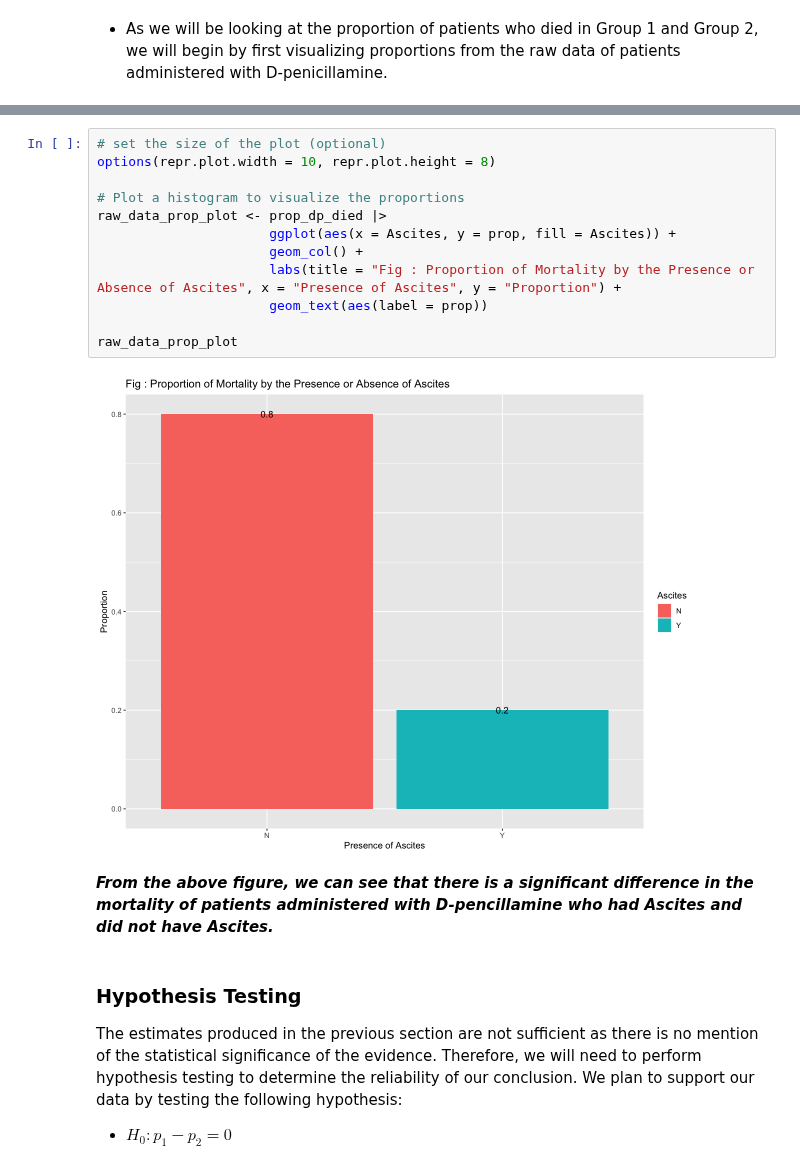
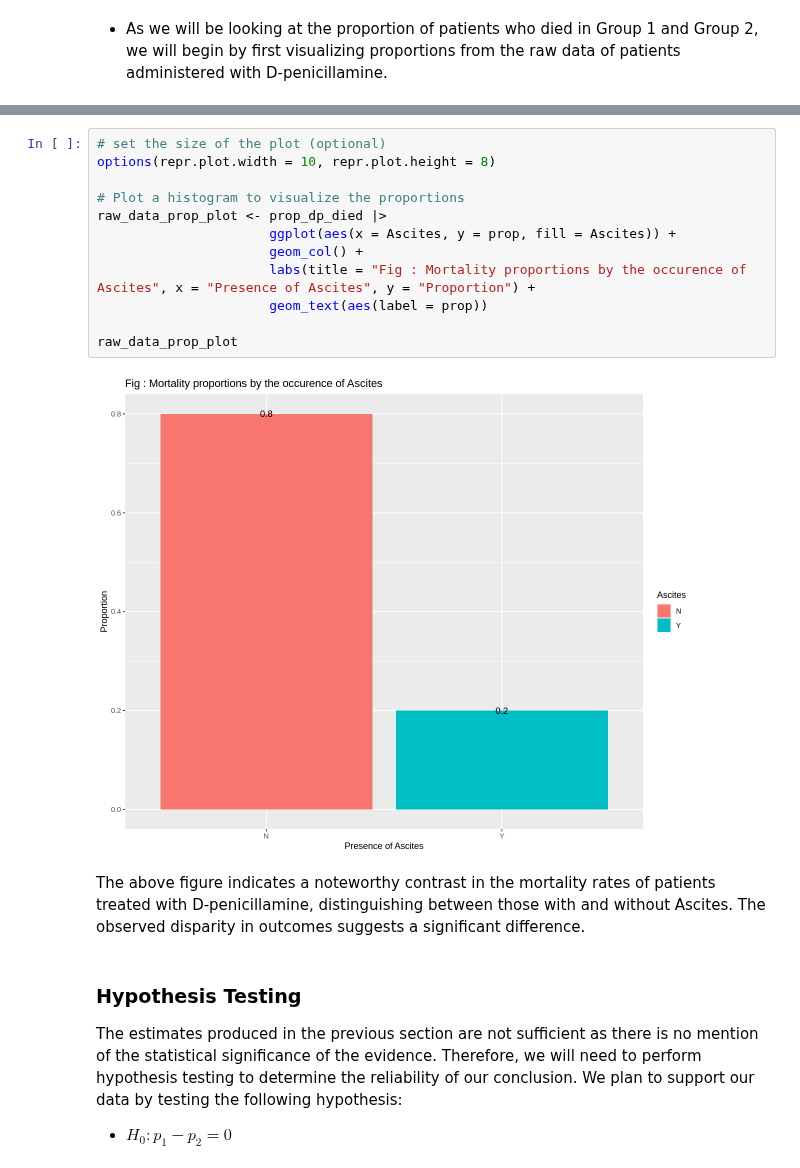
Before and after one commit to Rithika-Nair/STAT-201-Final_Project, a Jupyter notebook: Project-Final-Report.ipynb, the cells around one changed output, grey strips where cells are left out. Cells and saved outputs as stored; diff of their text form.

```diff
--- a/Project-Final-Report.ipynb
+++ b/Project-Final-Report.ipynb
@@ -173,19 +223,19 @@ Table : Proportion of patients who passed away, in each group
 # %%
 # set the size of the plot (optional)
 options(repr.plot.width = 10, repr.plot.height = 8)
 
 # Plot a histogram to visualize the proportions
 raw_data_prop_plot <- prop_dp_died |>
                       ggplot(aes(x = Ascites, y = prop, fill = Ascites)) +
                       geom_col() +
-                      labs(title = "Fig : Proportion of Mortality by the Presence or Absence of Ascites", x = "Presence of Ascites", y = "Proportion") +
+                      labs(title = "Fig : Mortality proportions by the occurence of Ascites", x = "Presence of Ascites", y = "Proportion") +
                       geom_text(aes(label = prop))
 
 raw_data_prop_plot
 # %% [output]
-[figure, old version]
+[figure, new version]
-# %% [markdown]
-***From the above figure, we can see that there is a significant difference in the mortality of patients administered with D-pencillamine who had Ascites and did not have Ascites.***
+# %% [markdown]
+The above figure  indicates a noteworthy contrast in the mortality rates of patients treated with D-penicillamine, distinguishing between those with and without Ascites. The observed disparity in outcomes suggests a significant difference.
 # %% [markdown]
 ### Hypothesis Testing
 
```
Also changed, not shown: parts of 9 cells of this notebook.
